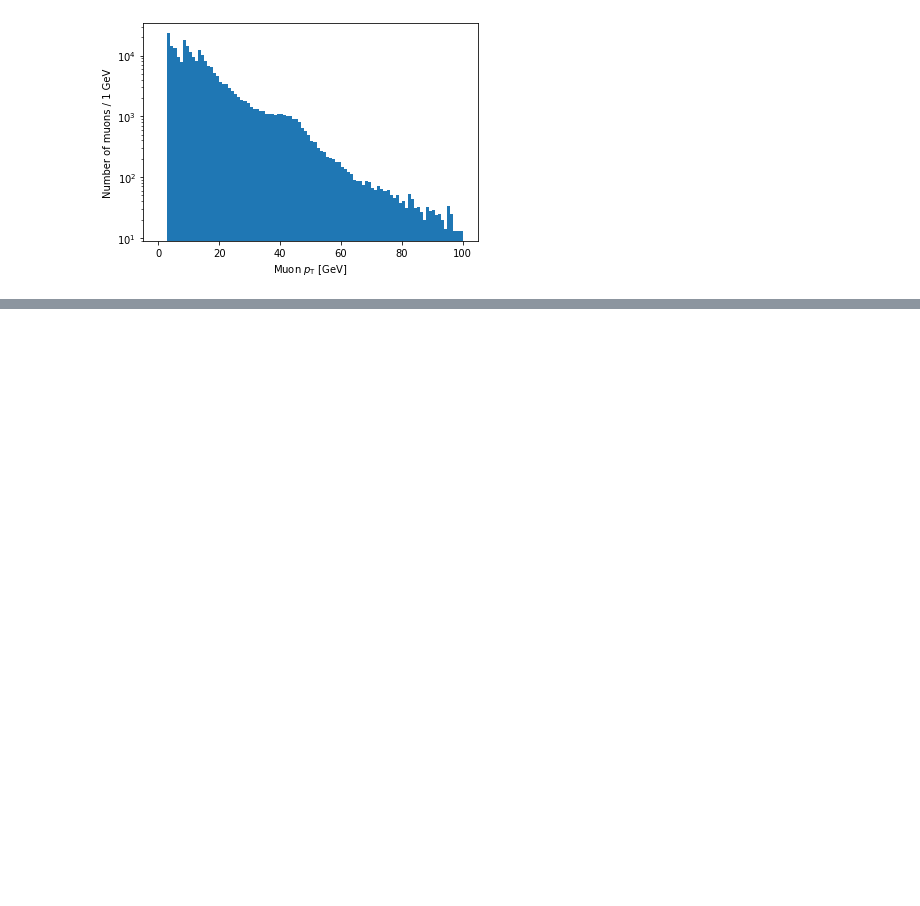
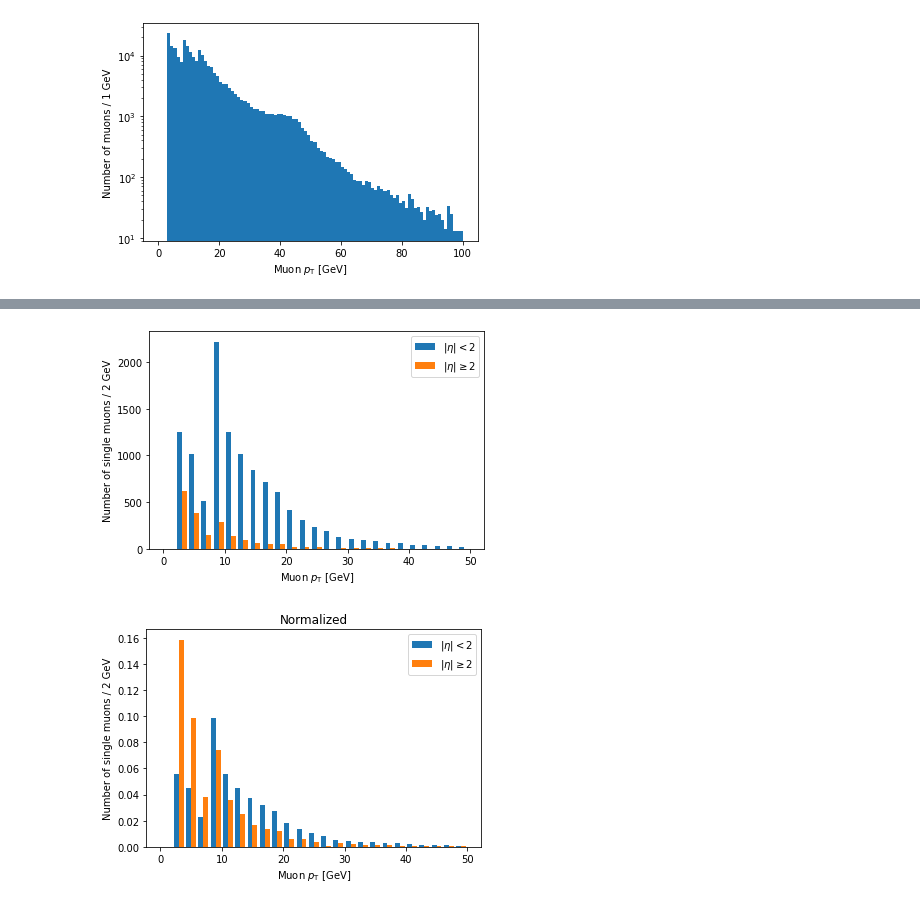
Before and after one commit to mghasemi19/TopFC, a Jupyter notebook: BDT_weight/uproot_tut.ipynb, the cells around one changed output, grey strips where cells are left out. Saved outputs shown, nothing was run; the diff lists cells and outputs as text; code cells hidden in the pictures; blank space fills up the shorter version.

```diff
--- a/BDT_weight/uproot_tut.ipynb
+++ b/BDT_weight/uproot_tut.ipynb
@@ -106,0 +139,22 @@ print(len(branches['Muon_pt']))  # or any of the other branches...)
+# %%
+plt.hist([ak.flatten(branches['Muon_pt'][single_muon_mask & eta_mask]),
+          ak.flatten(branches['Muon_pt'][single_muon_mask & ~eta_mask])],
+         label=['$|\eta| < 2$', '$|\eta| \geq 2$'],
+         bins=25, range=(0, 50))
+plt.xlabel('Muon $p_{\mathrm{T}}$ [GeV]')
+plt.ylabel('Number of single muons / 2 GeV')
+plt.legend()
+plt.show()
+
+plt.hist([ak.flatten(branches['Muon_pt'][single_muon_mask & eta_mask]),
+          ak.flatten(branches['Muon_pt'][single_muon_mask & ~eta_mask])],
+         label=['$|\eta| < 2$', '$|\eta| \geq 2$'],
+         bins=25, range=(0, 50), density=True)
+plt.title('Normalized')
+plt.xlabel('Muon $p_{\mathrm{T}}$ [GeV]')
+plt.ylabel('Number of single muons / 2 GeV')
+plt.legend()
+plt.show()
+# %% [output]
+[figure, added]
+[figure, added]
```
Also changed, not shown: parts of 11 cells of this notebook.
